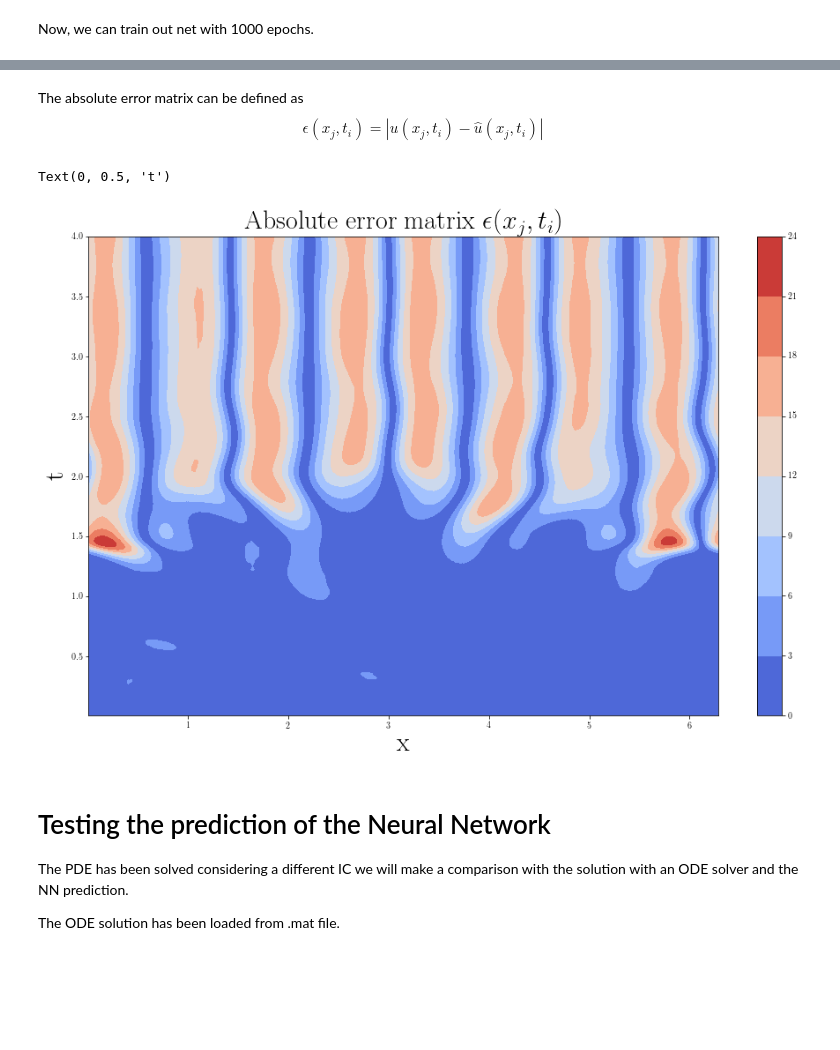
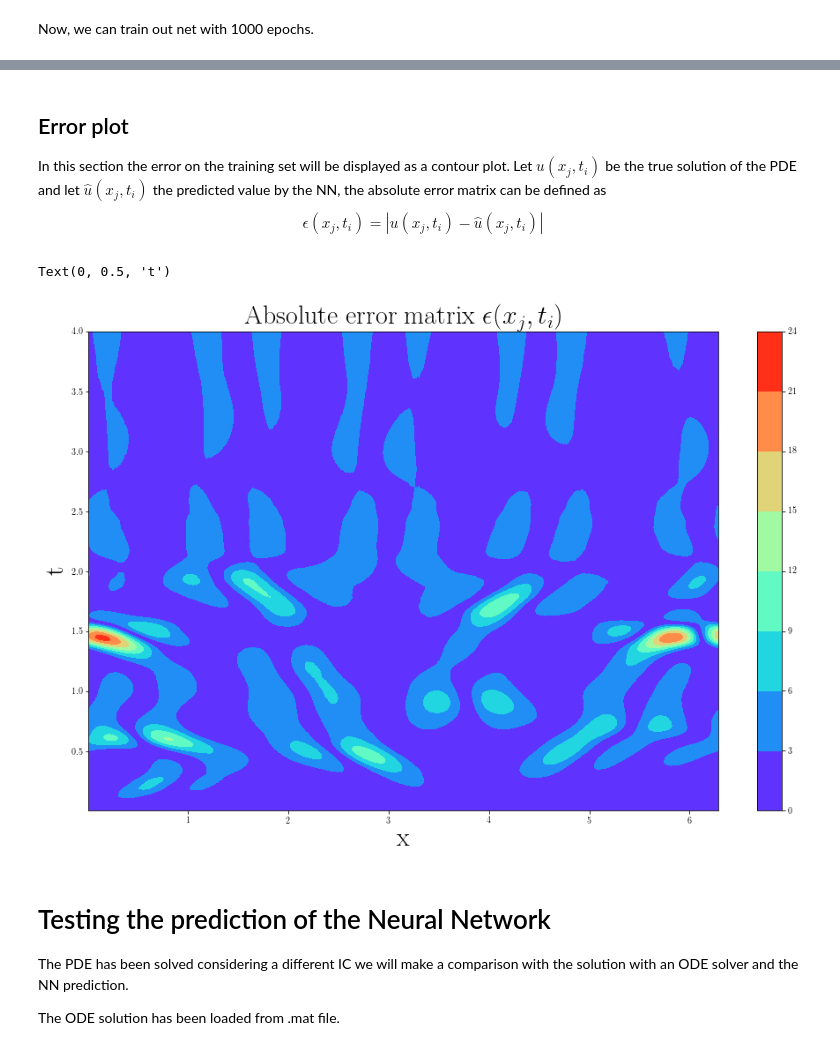
Before and after one commit to Steriva/MfM_Assignment, a Jupyter notebook: exe02b_NN_KS.ipynb, the cells around one changed output, grey strips where cells are left out. Cells and saved outputs as stored; diff of their text form; code cells hidden in the pictures; blank space fills up the shorter version.

```diff
--- a/exe02b_NN_KS.ipynb
+++ b/exe02b_NN_KS.ipynb
@@ -93,7 +99,7 @@ output = np.transpose(data['output'])
 # %% [markdown]
 The data are separated into the training set and the validation set (80% training and 20% testing)
 # %%
-X_train, X_test, Y_train, Y_test = train_test_split(input, output, test_size = 0.2)
+X_train, X_test, Y_train, Y_test = train_test_split(input, output, test_size = 0.1)
 print(X_train.shape, Y_train.shape)
 print(X_test.shape, Y_test.shape)
 # %% [output]
@@ -108,14 +114,14 @@ The loss function is the Mean Square Error (MSE) and the optimizer is 'adam'.
 # %%
 NN_model = keras.models.Sequential()
 
-NN_model.add(layers.Dense(40, input_dim = n, activation='relu', name='Input')) # input layer
-NN_model.add(layers.Dense(40, activation='relu'))
-NN_model.add(layers.Dense(40, activation='relu'))
-NN_model.add(layers.Dense(n,  activation='linear'))
+NN_model.add(layers.Dense(30, input_dim = n, activation='relu', name='Input')) # input layer
+NN_model.add(layers.Dense(200, activation='relu'))
+#NN_model.add(layers.Dense(30, activation='relu'))
+NN_model.add(layers.Dense(n,  activation='linear',name='Output')) #output layer
 
 NN_model.compile(loss='mse', optimizer='adam')
 # %% [markdown]
 Now, we can train out net with 1000 epochs.
 # %%
-History = NN_model.fit(X_train, Y_train, epochs=1000,validation_data=(X_test, Y_test) )
+History = NN_model.fit(X_train, Y_train, epochs=1000, batch_size=32, validation_data=(X_test, Y_test) )
 # %%
@@ -148,23 +198,24 @@ for jj in range(0, len(t)-1):
 # %% [markdown]
-The absolute error matrix can be defined as
+## Error plot
+In this section the error on the training set will be displayed as a contour plot. Let $u(x_j,t_i)$ be the true solution of the PDE and let $\hat{u}(x_j,t_i)$ the predicted value by the NN, the absolute error matrix can be defined as
 \begin{equation}
 \epsilon(x_j, t_i) = \left| u(x_j,t_i) - \hat{u}(x_j,t_i)\right|
 \end{equation}
 # %%
 abs_error_training = abs(u-u_NN_training)
 
 X, T = np.meshgrid(x, t)
 plt.figure()
 
 # Plotting the absolute error matrix
-surf = plt.contourf(X, T, abs_error_training.T, cmap=cm.coolwarm)
+surf = plt.contourf(X, T, abs_error_training.T, cmap=cm.rainbow)
 plt.title('Absolute error matrix $\epsilon(x_j, t_i)$', fontsize = 30)
 plt.colorbar()
 plt.xlabel('x', fontsize = 30)
 plt.ylabel('t', fontsize = 30)
 # %% [output]
 Text(0, 0.5, 't')
-[figure, old version]
+[figure, new version]
 # %% [markdown]
 # Testing the prediction of the Neural Network
 The PDE has been solved considering a different IC we will make a comparison with the solution with an ODE solver and the NN prediction.
```
Also changed, not shown: parts of 8 cells of this notebook.
